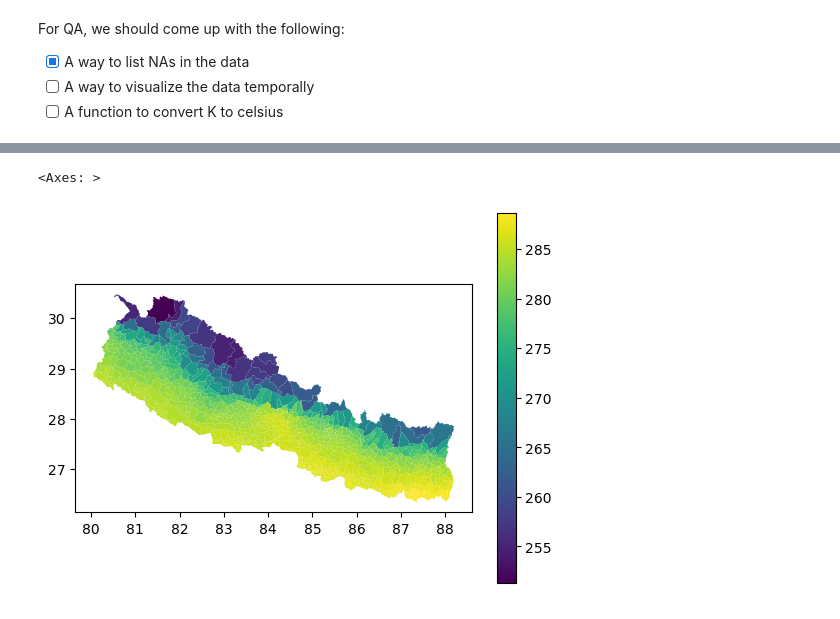
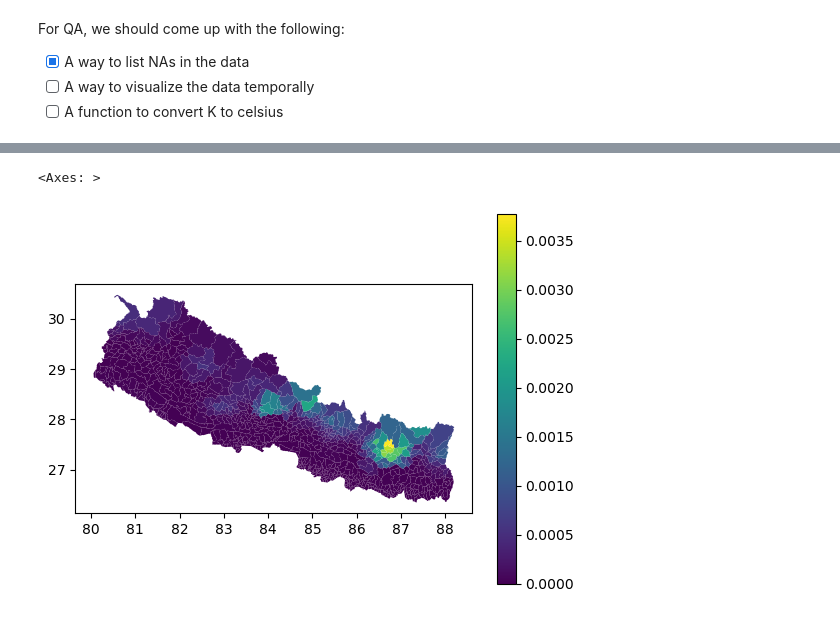
Before and after one commit to NSAPH-Data-Processing/era5_sandbox, a Jupyter notebook: notes/02_aggregate.ipynb, the cells around one changed output, grey strips where cells are left out. Drawn from its saved outputs; the diff is of its cells as text; code cells hidden in the pictures.

```diff
--- a/notes/02_aggregate.ipynb
+++ b/notes/02_aggregate.ipynb
@@ -671,9 +594,9 @@ parquet_file
 777 rows × 33 columns
 # %%
-parquet_file.plot(column="day_06", legend=True)
+parquet_file.plot(column="day_22_daily_total", legend=True)
 # %% [output]
 <Axes: >
-[figure, old version]
+[figure, new version]
 # %%
 #| export
 @hydra.main(version_base=None, config_path="../../conf", config_name="config")
```
Also changed, not shown: parts of 12 cells of this notebook, 9 other files.
